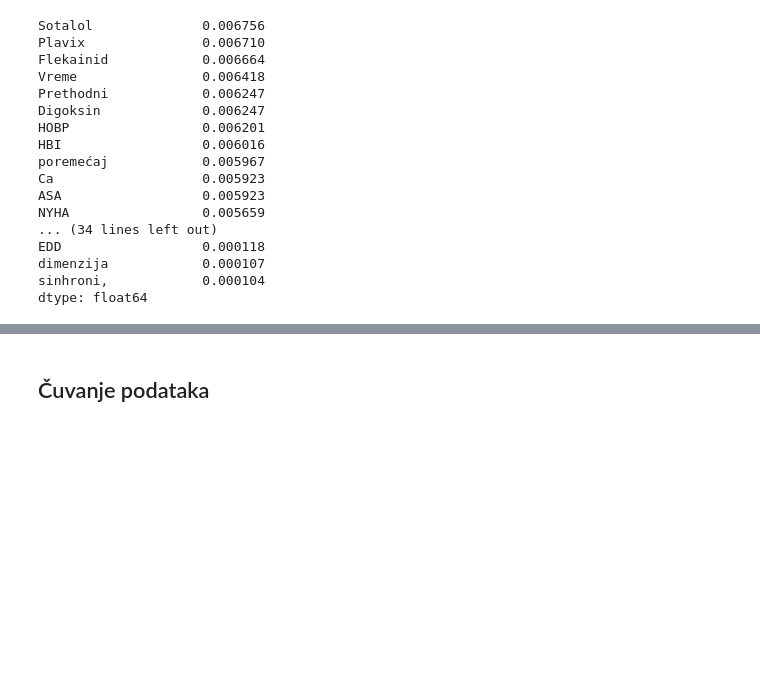
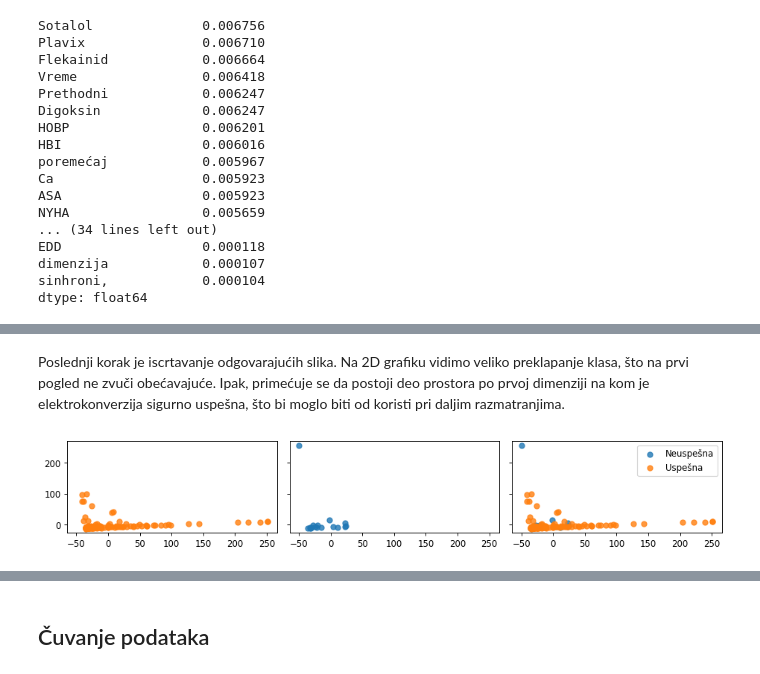
Before and after one commit to matfija/Elektrokonverzija, a Jupyter notebook: elektropriprema.ipynb, the cells around one changed output, grey strips where cells are left out. Cells and saved outputs as stored; diff of their text form; code cells hidden in the pictures; blank space fills up the shorter version.

```diff
--- a/elektropriprema.ipynb
+++ b/elektropriprema.ipynb
@@ -554,0 +633,26 @@ dtype: float64
+# %% [markdown]
+Poslednji korak je iscrtavanje odgovarajućih slika. Na 2D grafiku vidimo veliko preklapanje klasa, što na prvi pogled ne zvuči obećavajuće. Ipak, primećuje se da postoji deo prostora po prvoj dimenziji na kom je elektrokonverzija sigurno uspešna, što bi moglo biti od koristi pri daljim razmatranjima.
+# %%
+_, axs = plt.subplots(1, 3, sharex=True, sharey=True, figsize=(11, 2))
+
+for i in range(3):
+    ax = axs[i]
+
+    if i != 0:
+        ax.scatter(df_pca[~uspeh].iloc[:, 0],
+                   df_pca[~uspeh].iloc[:, 1],
+                   color='tab:blue', alpha=.8,
+                   label='Neuspešna')
+
+    if i != 1:
+        ax.scatter(df_pca[uspeh].iloc[:, 0],
+                   df_pca[uspeh].iloc[:, 1],
+                   color='tab:orange', alpha=.8,
+                   label='Uspešna')
+
+plt.legend()
+plt.tight_layout()
+
+plt.show()
+# %% [output]
+[figure, added]
```
Also changed, not shown: parts of 19 cells of this notebook.
